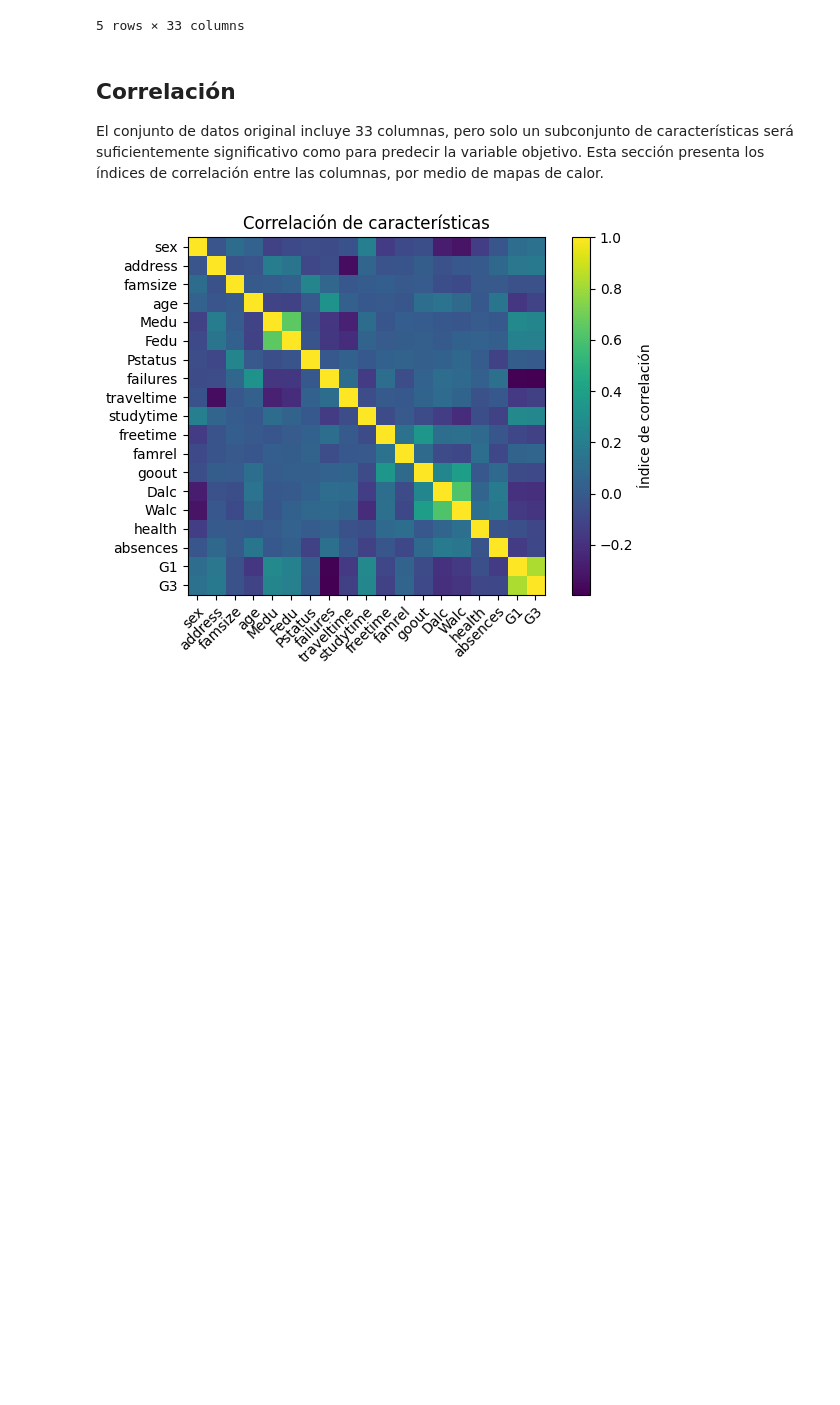
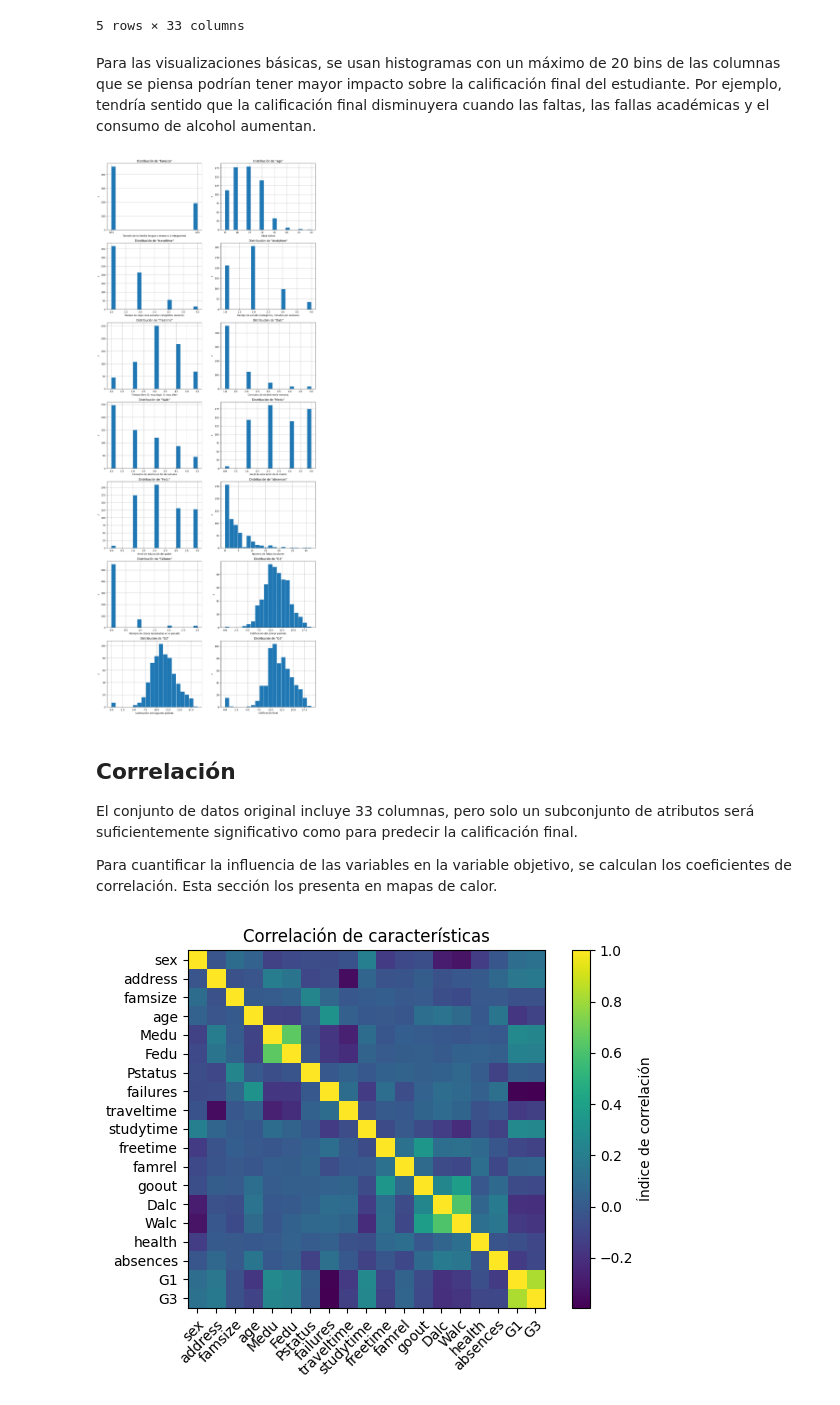
Before and after one commit to Frozen-Burrito/sim-matematica, a Jupyter notebook: proyectos/modulo_1/ProyectoModulo1_CardonaM_CurielM_MendozaF.ipynb, the cells around one changed output. Saved outputs shown, nothing was run; the diff lists cells and outputs as text; code cells hidden in the pictures; blank space fills up the shorter version.

```diff
--- a/proyectos/modulo_1/ProyectoModulo1_CardonaM_CurielM_MendozaF.ipynb
+++ b/proyectos/modulo_1/ProyectoModulo1_CardonaM_CurielM_MendozaF.ipynb
@@ -126,10 +177,64 @@ df_valores_numericos.head()
 | 3 | GP | 1 | 15 | 1 | 1 | 1 | 4 | 2 | health | services | ... | ... |
 | 4 | GP | 1 | 16 | 1 | 1 | 1 | 3 | 3 | other | other | ... | ... |
 5 rows × 33 columns
+# %% [markdown]
+Para las visualizaciones básicas, se usan histogramas con un máximo de 20 bins de las columnas que se piensa podrían tener mayor impacto sobre la calificación final del estudiante. Por ejemplo, tendría sentido que la calificación final disminuyera cuando las faltas, las fallas académicas y el consumo de alcohol aumentan.
+# %%
+from math import ceil
+import matplotlib.pyplot as plt
+
+# Listar todas las columnas que se van a visualizar.
+columnas_visualizadas = ["famsize", "age", "traveltime", "studytime", "freetime", "Dalc", "Walc", "Medu", "Fedu", "absences", "failures", "G1", "G2", "G3"]
+labels = [
+    "Tamaño de la familia (mayor o menor a 3 integrantes)",
+    "Edad (años)",
+    "Tiempo de viaje casa-escuela (categórico, minutos)",
+    "Tiempo de estudio (categórico, minutos por semana)",
+    "Tiempo libre (0: muy bajo, 5: muy alto)",
+    "Consumo de alcohol entre semana",
+    "Consumo de alcohol en fin de semana",
+    "Nivel de educación de la madre",
+    "Nivel de educación del padre",
+    "Número de faltas escolares",
+    "Número de clases reprobadas en el pasado",
+    "Calificación del primer periodo",
+    "Calificación del segundo periodo",
+    "Calificación final"
+]
+
+NUM_COLUMNS_IN_FIGURE = 2
+NUM_ROWS_IN_FIGURE = ceil(len(columnas_visualizadas) / NUM_COLUMNS_IN_FIGURE)
+
+# Generar una cuadrícula de histogramas.
+fig, axes = plt.subplots(NUM_ROWS_IN_FIGURE, NUM_COLUMNS_IN_FIGURE)
+fig.set_size_inches(16, NUM_ROWS_IN_FIGURE * 6)
+
+i =  0
+for row in axes:
+    for ax in row:
+        if i < len(columnas_visualizadas):
+            ax.hist(df[columnas_visualizadas[i]], bins=20, rwidth=0.95, zorder=2)
+            ax.set_title(f"Distribución de \"{columnas_visualizadas[i]}\"")
+            ax.set_xlabel(labels[i])
+            ax.set_ylabel(r"$f$")
+            ax.grid(True)
+        else:
+            fig.delaxes(ax)
+
+        i += 1
+
+# Guardar la figura resultante en la dirección dada, con calidad de 300 dpi.
+plt.savefig("graficas/student/histogramas_2.png", dpi=300)
+
+plt.show()
+# %% [output]
+[figure, added]
 # %% [markdown]
 ## Correlación
 
-El conjunto de datos original incluye 33 columnas, pero solo un subconjunto de características será suficientemente significativo como para predecir la variable objetivo. Esta sección presenta los índices de correlación entre las columnas, por medio de mapas de calor.
+El conjunto de datos original incluye 33 columnas, pero solo un subconjunto de atributos será suficientemente significativo como para predecir la calificación final.
+
+Para cuantificar la influencia de las variables en la variable objetivo, se calculan los coeficientes de correlación. Esta sección los presenta en mapas de calor.
 # %%
 col_correlacion = ["sex", "address", "famsize", "age", "Medu", "Fedu", "Pstatus", "failures", "traveltime", "studytime", "freetime", "famrel", "goout", "Dalc", "Walc", "health", "absences", "G1", "G3"]
 
```
Also changed, not shown: parts of 31 cells of this notebook, 3 other files.
